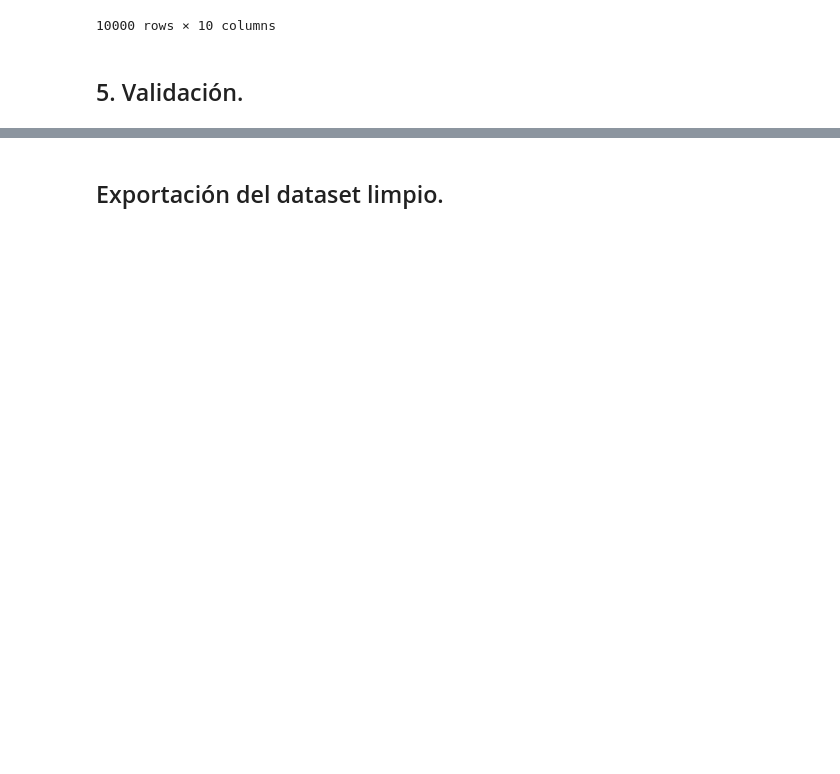
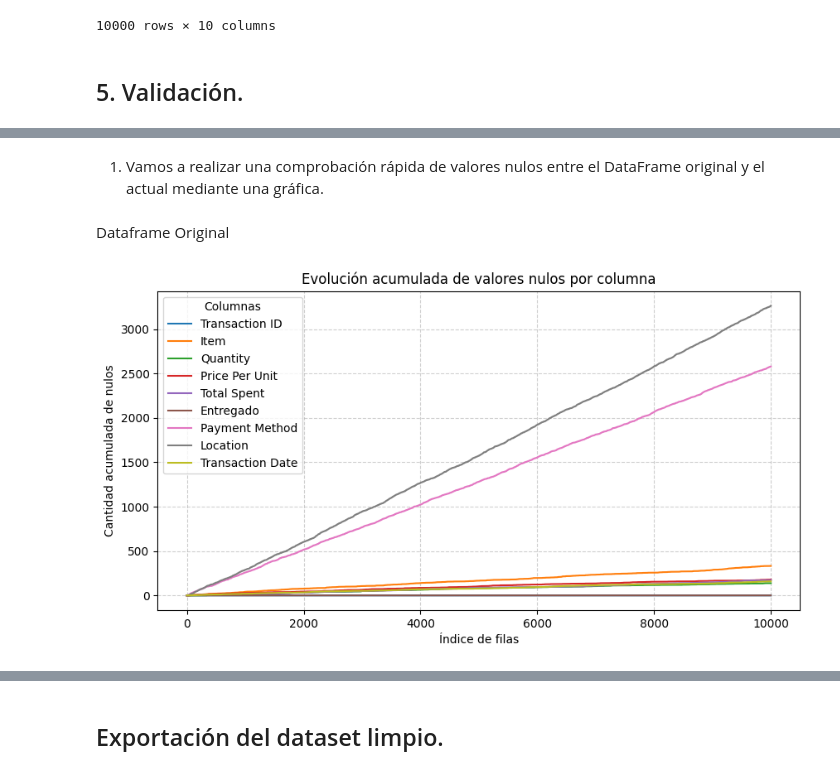
Before and after one commit to Bootcamp-DA-P3/LimpiezaDatos_MLL_JPG_MAR, a Jupyter notebook: Proy2LimpiezaDatos.ipynb, the cells around one changed output, grey strips where cells are left out. Drawn from its saved outputs; the diff is of its cells as text; code cells hidden in the pictures; blank space fills up the shorter version.

Commit message:
Añadidas dos gráficas en el apartado de Validación

```diff
--- a/Proy2LimpiezaDatos.ipynb
+++ b/Proy2LimpiezaDatos.ipynb
@@ -25,6 +25,7 @@ import pandas as pd
 
 # Volcamos la información del fichero .CSV a un dataframe
 df = pd.read_excel('/content/drive/My Drive/Bootcamp/cafe.xlsx')
+df_old = df.copy()
 # %% [markdown]
 ## 2. Exploración inicial.
 # %% [markdown]
@@ -444,0 +427,29 @@ display(df)
+# %% [markdown]
+1. Vamos a realizar una comprobación rápida de valores nulos entre el DataFrame original y el actual mediante una gráfica.
+# %% [markdown]
+Dataframe Original
+# %%
+#Miguel
+
+import matplotlib.pyplot as plt
+
+# Columnas que vamos a analizar
+columnas = ['Transaction ID', 'Item', 'Quantity', 'Price Per Unit', 'Total Spent', 'Entregado', 'Payment Method', 'Location', 'Transaction Date']
+
+# Creamos un DataFrame booleano (True si es nulo, False si no)
+# Suma de forma acumulada a lo largo de los registros
+nulos_acumulados = df_old[columnas].isna().cumsum()
+
+# Crear la gráfica
+plt.figure(figsize=(10, 5))
+plt.plot(nulos_acumulados)
+
+plt.title('Evolución acumulada de valores nulos por columna')
+plt.xlabel('Índice de filas')
+plt.ylabel('Cantidad acumulada de nulos')
+plt.legend(columnas, title='Columnas')
+plt.grid(True, linestyle='--', alpha=0.6)
+
+plt.show()
+# %% [output]
+[figure, added]
```
Also changed, not shown: parts of 6 cells of this notebook.
